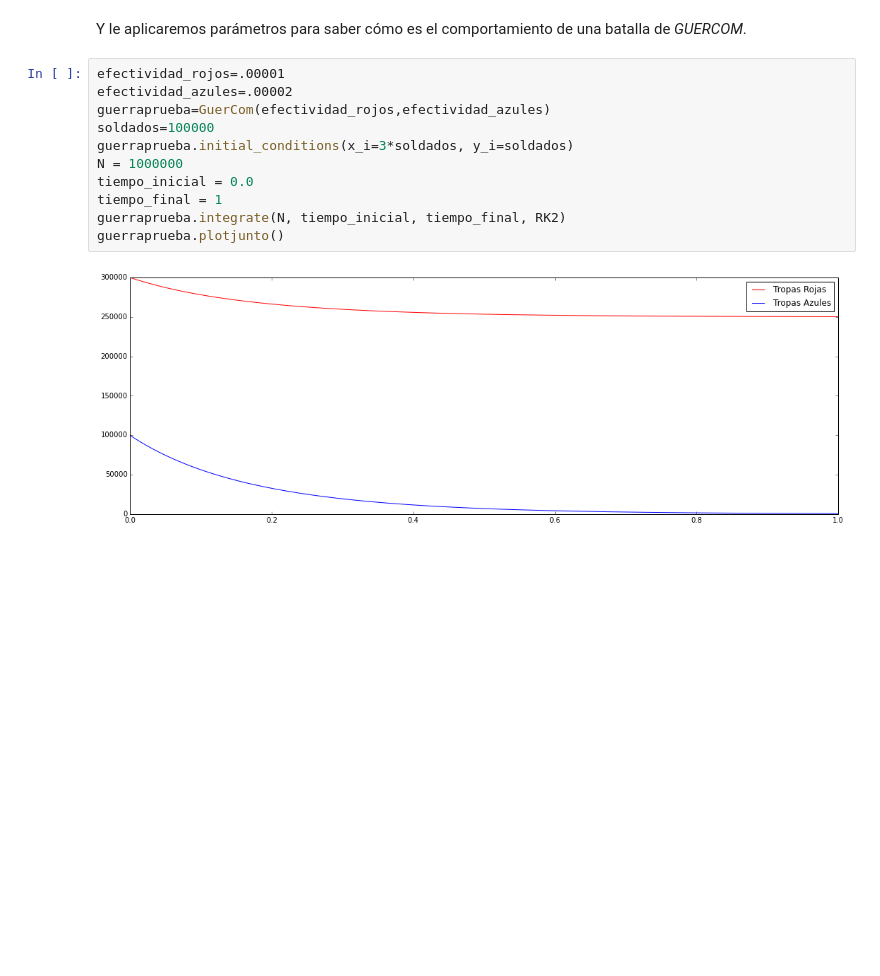
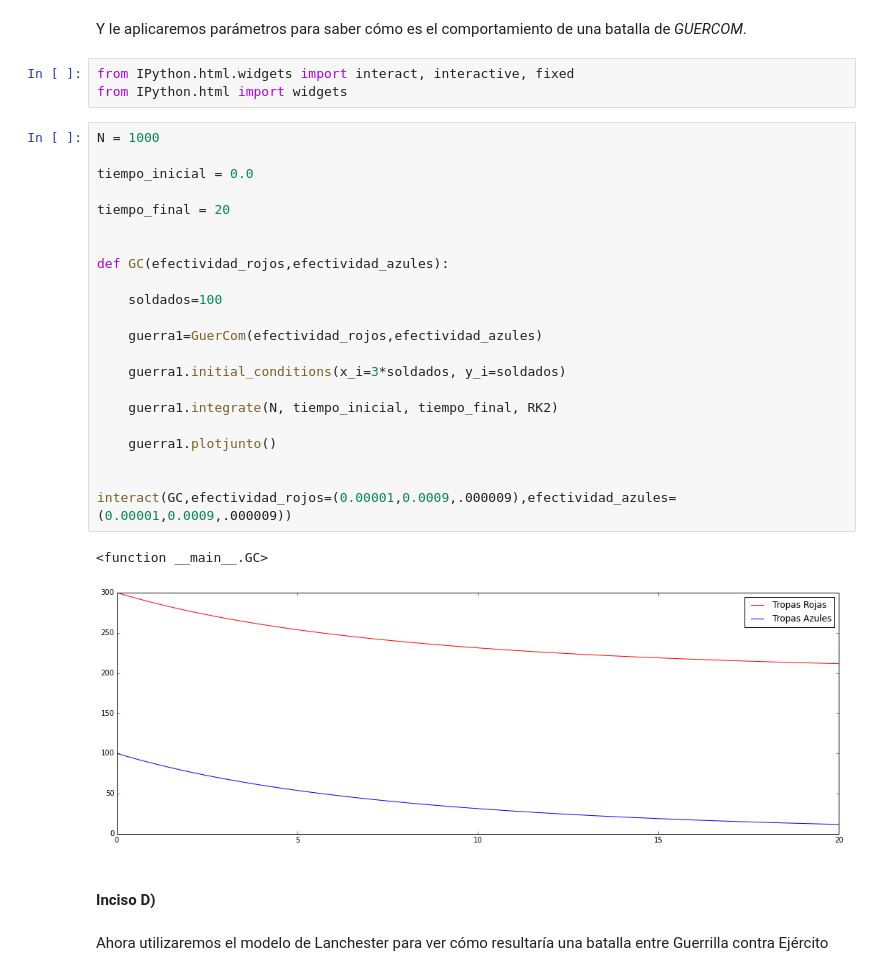
Before and after one commit to ElicHerrera/proyecto-mate-com, a Jupyter notebook: Proyecto_Adelanto_1.ipynb, the cells around one changed output. Drawn from its saved outputs; the diff is of its cells as text; blank space fills up the shorter version.

```diff
--- a/Proyecto_Adelanto_1.ipynb
+++ b/Proyecto_Adelanto_1.ipynb
@@ -212,16 +210,35 @@ class GuerCom (Guerra):
         return np.array([g0,g1])
 # %% [markdown]
 Y le aplicaremos parámetros para saber cómo es el comportamiento de una batalla de *GUERCOM*.
-# %%
-efectividad_rojos=.00001
-efectividad_azules=.00002
-guerraprueba=GuerCom(efectividad_rojos,efectividad_azules)
-soldados=100000
-guerraprueba.initial_conditions(x_i=3*soldados, y_i=soldados)
-N = 1000000
-tiempo_inicial = 0.0
-tiempo_final = 1
-guerraprueba.integrate(N, tiempo_inicial, tiempo_final, RK2)
-guerraprueba.plotjunto()
-# %% [output]
-[figure, removed]
+# %%
+from IPython.html.widgets import interact, interactive, fixed
+from IPython.html import widgets
+# %%
+N = 1000
+
+tiempo_inicial = 0.0
+
+tiempo_final = 20
+
+
+def GC(efectividad_rojos,efectividad_azules):
+
+    soldados=100
+
+    guerra1=GuerCom(efectividad_rojos,efectividad_azules)
+
+    guerra1.initial_conditions(x_i=3*soldados, y_i=soldados)
+
+    guerra1.integrate(N, tiempo_inicial, tiempo_final, RK2)
+
+    guerra1.plotjunto()
+
+
+interact(GC,efectividad_rojos=(0.00001,0.0009,.000009),efectividad_azules=(0.00001,0.0009,.000009))
+# %% [output]
+<function __main__.GC>
+[figure, added]
+# %% [markdown]
+#### Inciso D)
+# %% [markdown]
+Ahora utilizaremos el modelo de Lanchester para ver cómo resultaría una batalla entre Guerrilla contra Ejército
```
Also changed, not shown: parts of 10 cells of this notebook.
